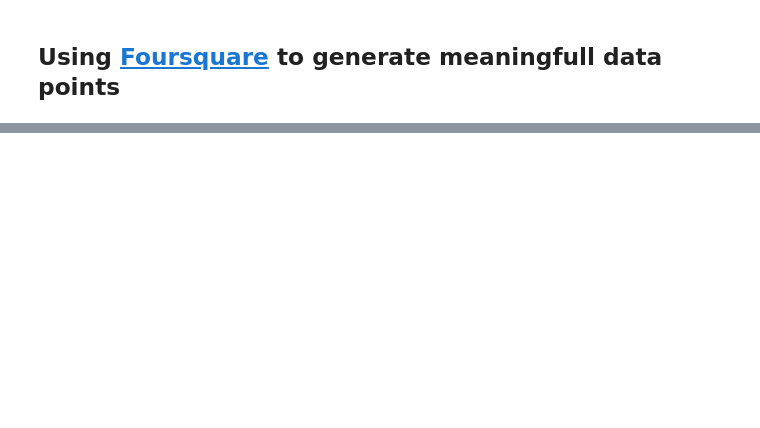
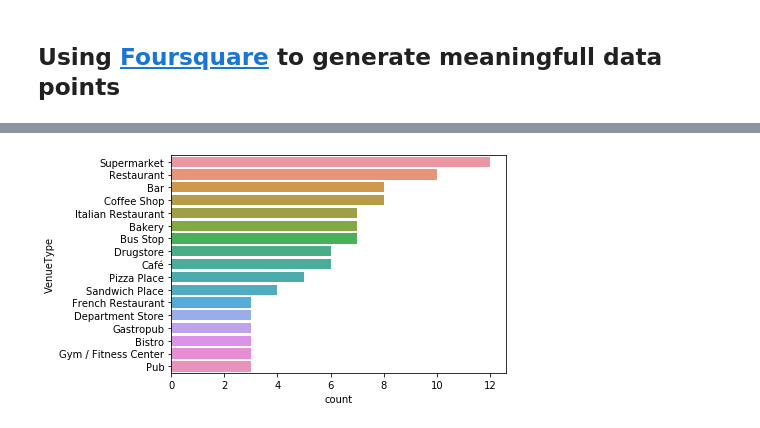
Before and after one commit to Aalt92/IBM-capstone-project, a Jupyter notebook: Groningen project.ipynb, the cells around one changed output, grey strips where cells are left out. Saved outputs shown, nothing was run; the diff lists cells and outputs as text; code cells hidden in the pictures; blank space fills up the shorter version.

```diff
--- a/Groningen project.ipynb
+++ b/Groningen project.ipynb
@@ -267,3 +202,16 @@ for vlat, vlong, vName, Type in zip(venues_df['VenueLatitude'], venues_df['Venue
 Map_Groningen2
 # %% [output]
 [interactive output not drawn]
+# %%
+import matplotlib.pyplot as plt
+import seaborn as sns
+
+df2 = venues_Groningen.groupby("VenueType").filter(lambda x: len(x) > 2)
+
+
+chart = sns.countplot(
+    data=df2,
+    order = df2['VenueType'].value_counts().index,
+    y ='VenueType')
+# %% [output]
+[figure, added]
```
Also changed, not shown: parts of 17 cells of this notebook, 2 other files.
